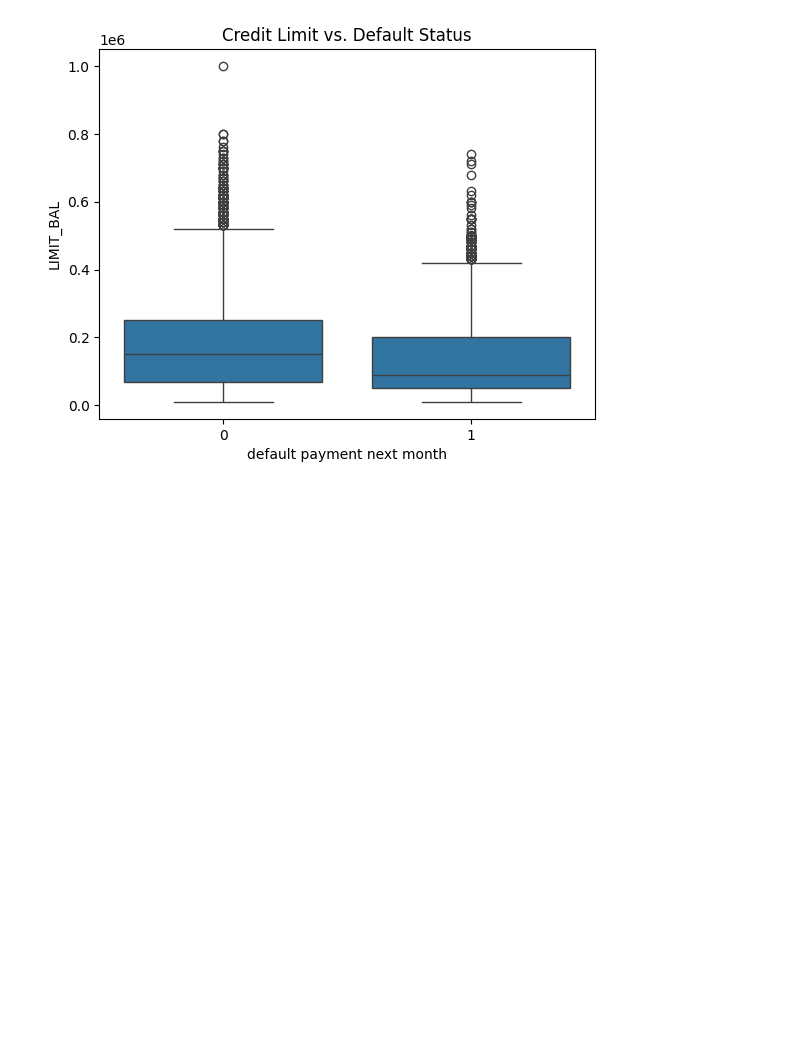
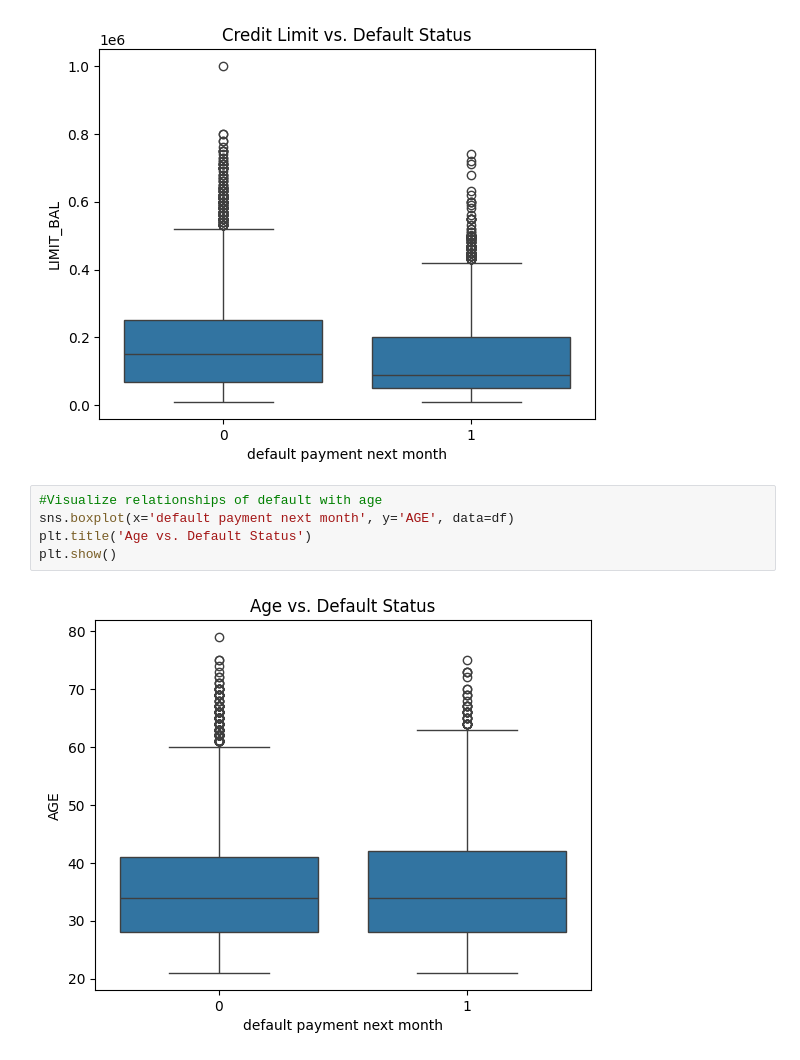
Before and after one commit to farhanrkt/Default-of-credit-card-clients-UCI-, a Jupyter notebook: Default_Credit_Card_Clients.ipynb, the cells around one changed output. Saved outputs shown, nothing was run; the diff lists cells and outputs as text; blank space fills up the shorter version.

```diff
--- a/Default_Credit_Card_Clients.ipynb
+++ b/Default_Credit_Card_Clients.ipynb
@@ -144,3 +143,10 @@ plt.title('Credit Limit vs. Default Status')
 plt.show()
 # %% [output]
 [figure]
+# %%
+#Visualize relationships of default with age
+sns.boxplot(x='default payment next month', y='AGE', data=df)
+plt.title('Age vs. Default Status')
+plt.show()
+# %% [output]
+[figure, added]
```
Also changed, not shown: parts of 11 cells of this notebook.
